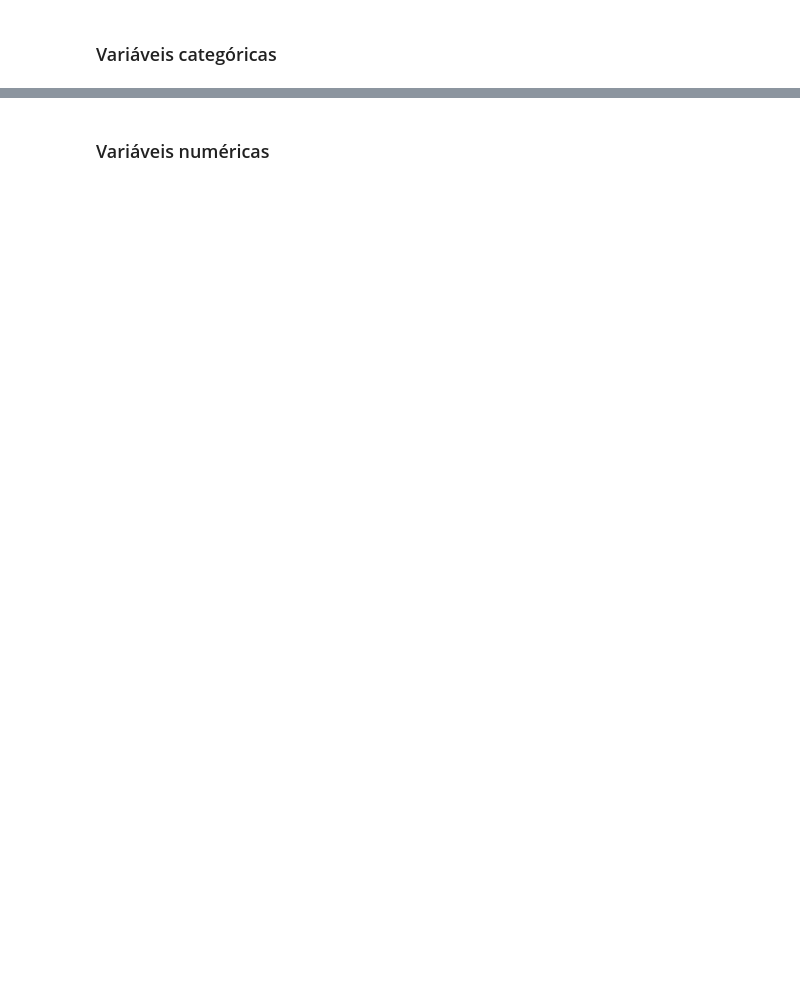
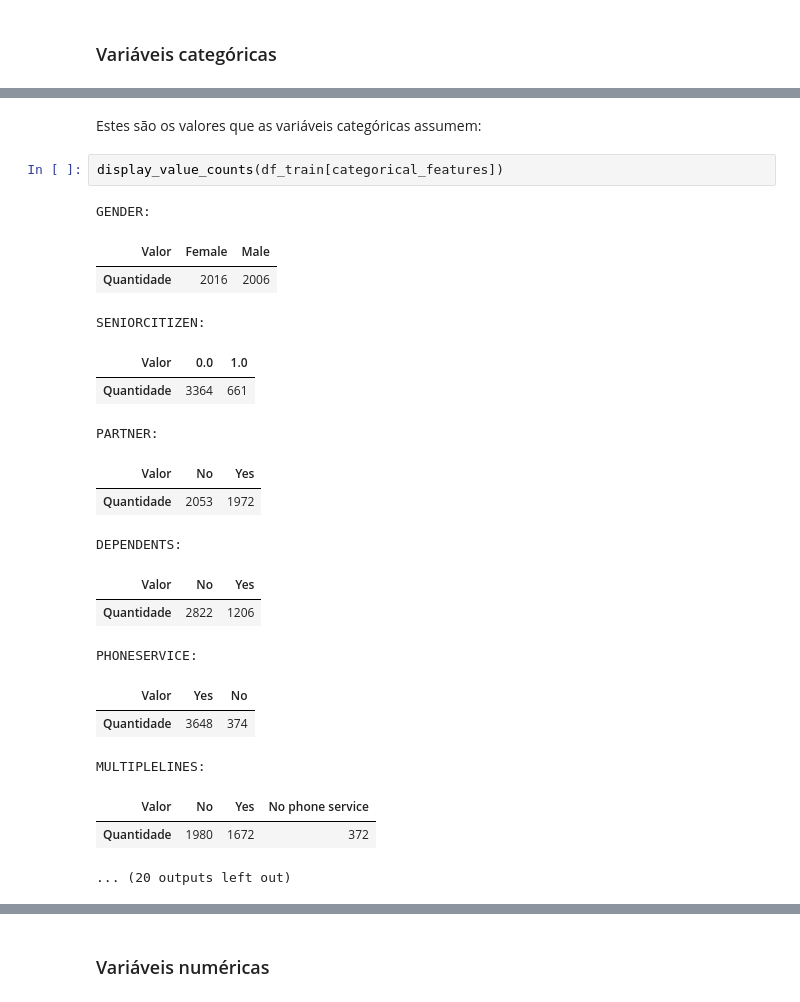
Before and after one commit to he7d3r/maratona-behind-the-code-2021, a Jupyter notebook: 5-sonda/solução/notebook.ipynb, the cells around one changed output, grey strips where cells are left out. Cells and saved outputs as stored; diff of their text form; blank space fills up the shorter version.

```diff
--- a/5-sonda/solução/notebook.ipynb
+++ b/5-sonda/solução/notebook.ipynb
@@ -182,0 +218,24 @@ with pd.option_context("display.max_columns", None):
+# %% [markdown]
+Estes são os valores que as variáveis categóricas assumem:
+# %%
+display_value_counts(df_train[categorical_features])
+# %% [output]
+GENDER:
+| Valor | Female | Male |
+| Quantidade | 2016 | 2006 |
+SENIORCITIZEN:
+| Valor | 0.0 | 1.0 |
+| Quantidade | 3364 | 661 |
+PARTNER:
+| Valor | No | Yes |
+| Quantidade | 2053 | 1972 |
+DEPENDENTS:
+| Valor | No | Yes |
+| Quantidade | 2822 | 1206 |
+PHONESERVICE:
+| Valor | Yes | No |
+| Quantidade | 3648 | 374 |
+MULTIPLELINES:
+| Valor | No | Yes | No phone service |
+| Quantidade | 1980 | 1672 | 372 |
+... (20 outputs left out)
```
Also changed, not shown: parts of 13 cells of this notebook.
